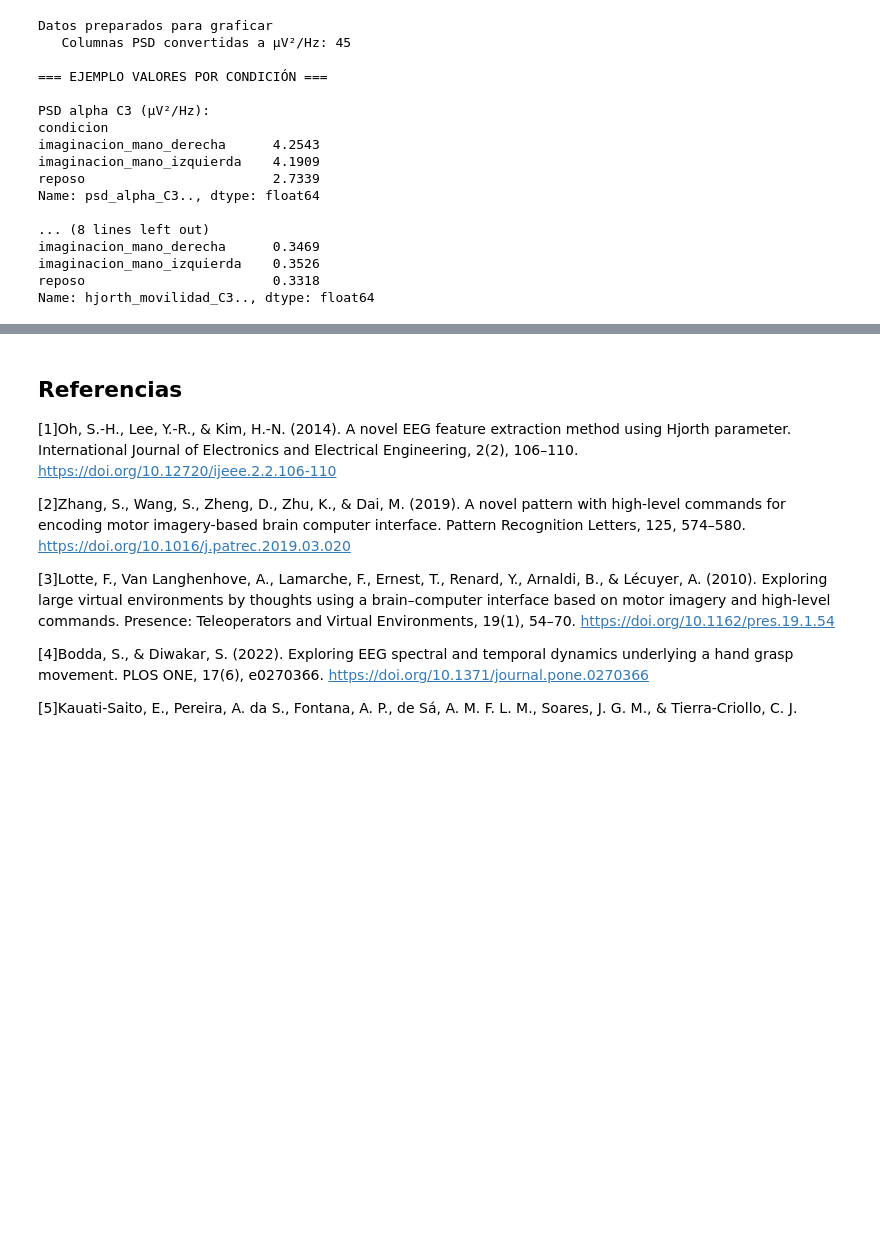
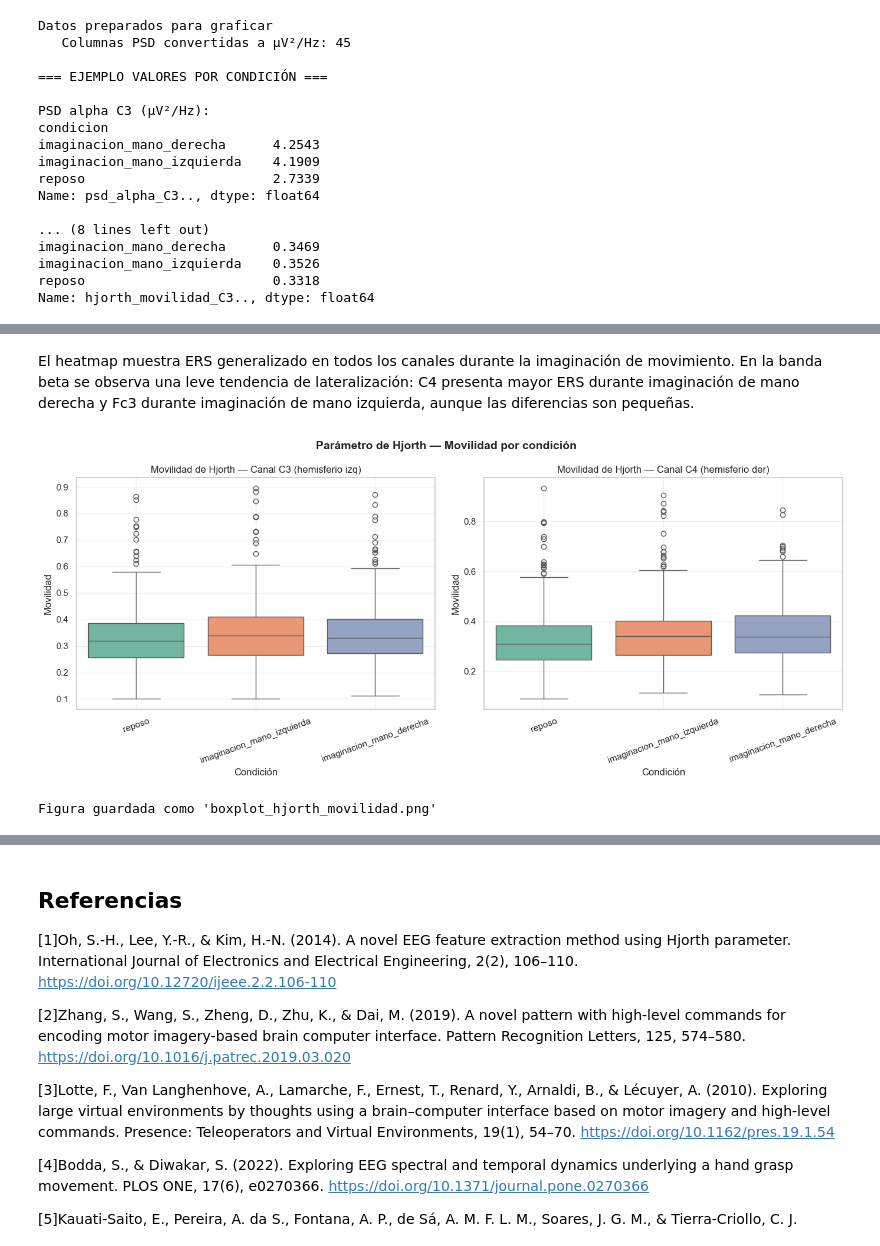
Before and after one commit to Valengaob/Lab_Biosenales2026, a Jupyter notebook: Proyecto/ProyectoFinal.ipynb, the cells around one changed output, grey strips where cells are left out. Cells and saved outputs as stored; diff of their text form; code cells hidden in the pictures; blank space fills up the shorter version.

```diff
--- a/Proyecto/ProyectoFinal.ipynb
+++ b/Proyecto/ProyectoFinal.ipynb
@@ -1185,0 +1310,38 @@ Name: hjorth_movilidad_C3.., dtype: float64
+# %% [markdown]
+El heatmap muestra ERS generalizado en todos los canales durante la imaginación de movimiento. En la banda beta se observa una leve tendencia de lateralización: C4 presenta mayor ERS durante imaginación de mano derecha y Fc3 durante imaginación de mano izquierda, aunque las diferencias son pequeñas.
+# %%
+#14 Boxplot Parámetros de Hjorth
+
+# Movilidad es el parámetro más discriminante en BCI
+
+fig, axes = plt.subplots(1, 2, figsize=(14, 6))
+fig.suptitle('Parámetro de Hjorth — Movilidad por condición',
+             fontsize=14, fontweight='bold')
+
+# C3
+sns.boxplot(data=df_plot, x='condicion', y='hjorth_movilidad_C3..',
+            ax=axes[0], palette='Set2',
+            hue='condicion', legend=False)
+axes[0].set_title('Movilidad de Hjorth — Canal C3 (hemisferio izq)')
+axes[0].set_xlabel('Condición')
+axes[0].set_ylabel('Movilidad')
+axes[0].tick_params(axis='x', rotation=20)
+axes[0].grid(True, alpha=0.3)
+
+# C4
+sns.boxplot(data=df_plot, x='condicion', y='hjorth_movilidad_C4..',
+            ax=axes[1], palette='Set2',
+            hue='condicion', legend=False)
+axes[1].set_title('Movilidad de Hjorth — Canal C4 (hemisferio der)')
+axes[1].set_xlabel('Condición')
+axes[1].set_ylabel('Movilidad')
+axes[1].tick_params(axis='x', rotation=20)
+axes[1].grid(True, alpha=0.3)
+
+plt.tight_layout()
+plt.savefig('boxplot_hjorth_movilidad.png', dpi=150, bbox_inches='tight')
+plt.show()
+print("Figura guardada como 'boxplot_hjorth_movilidad.png'")
+# %% [output]
+[figure, added]
+Figura guardada como 'boxplot_hjorth_movilidad.png'
```
Also changed, not shown: parts of 8 cells of this notebook, 4 other files.
